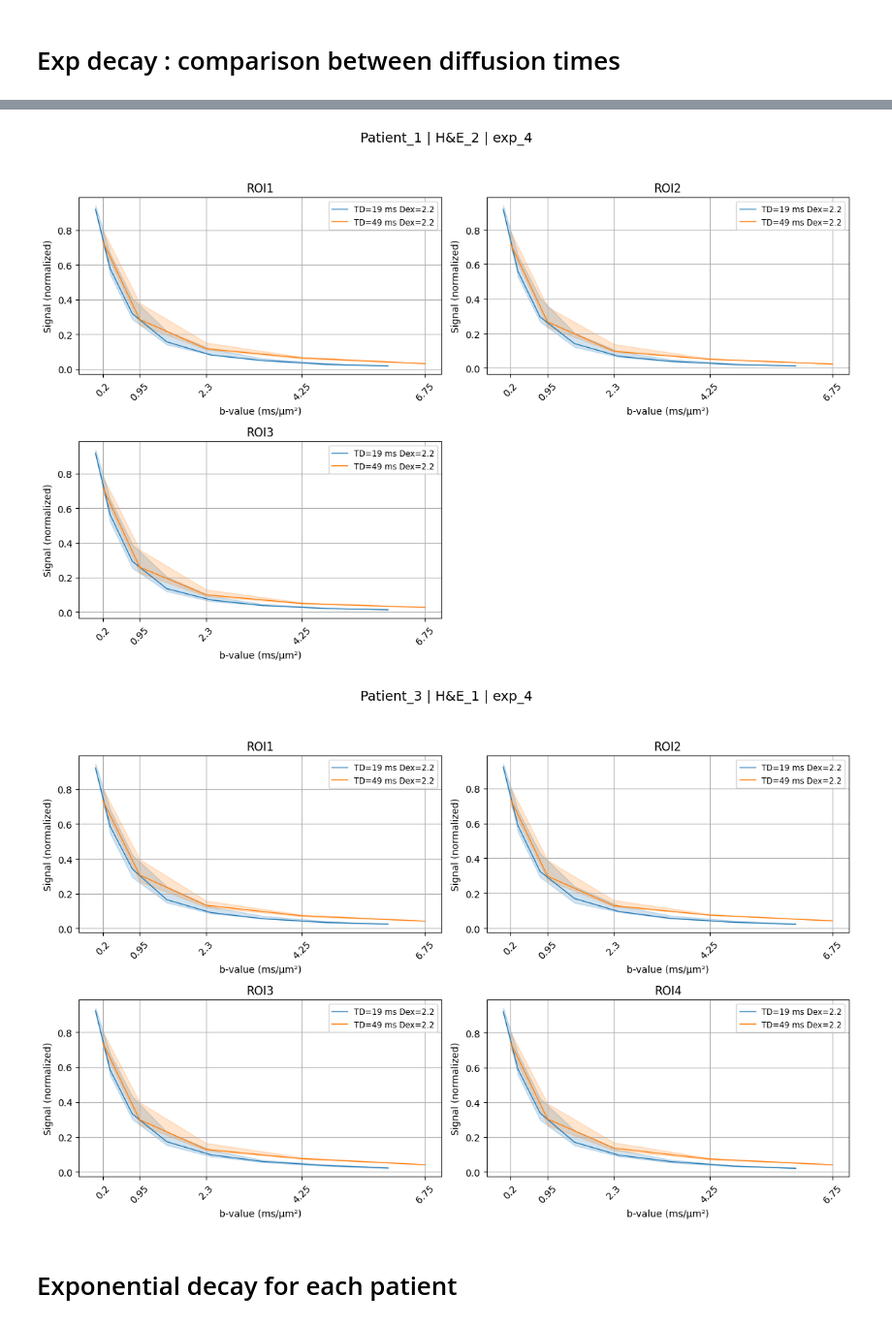
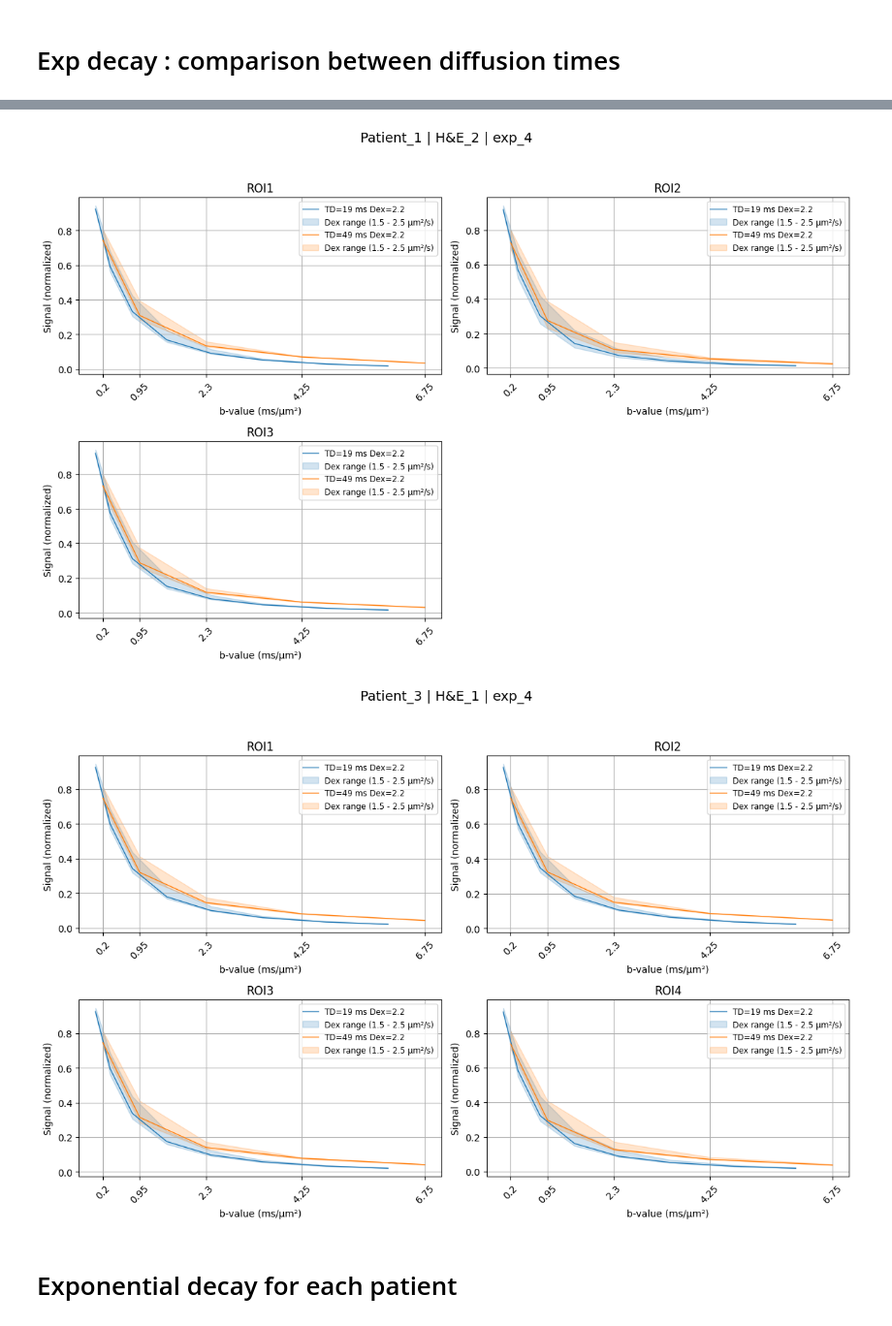
Before and after one commit to bennasar-maelyne/AMBER, a Jupyter notebook: Validation/Average_signal.ipynb, the cells around one changed output, grey strips where cells are left out. Shown at 97% size. Drawn from its saved outputs; the diff is of its cells as text; code cells hidden in the pictures.

```diff
--- a/Validation/Average_signal.ipynb
+++ b/Validation/Average_signal.ipynb
@@ -82,6 +42,7 @@ for pat_id in Patient:
             cell_max_cal=df["Cell: Max caliper"].to_numpy()
             cell_min_cal=df["Cell: Min caliper"].to_numpy()
 
+            # Plot histograms for cell area, max caliper, and min caliper
             '''
             plt.figure(figsize=(15, 4))
 
@@ -89,7 +50,7 @@ for pat_id in Patient:
             plt.hist(cell_area, bins=30, color='skyblue', edgecolor='black')
             plt.title(f"Cell Area patient {pat_id} H&E {he} cell expansion of {coef} µm")
             plt.xlabel("µm²")
-            plt.ylabel("Nombre de cellules")
+            plt.ylabel("Number of cells")
 
             plt.subplot(1, 3, 2)
             plt.hist(cell_max_cal, bins=30, color='lightgreen', edgecolor='black')
@@ -138,7 +99,7 @@ for pat_id in Patient:
     r2D_pat=r2D_pat/den
     r3D_pat=r3D_pat/den
 
-    print(f"---------Statistics Patient {pat_id}---------")
+    print(f"---------Statistics {pat_id}---------")
     print(f"Mean cell area = {cell_area_pat:.2f} µm²")
     print(f"Mean max caliper = {cell_max_cal_pat:.2f} µm")
     print(f"Mean min caliper = {cell_min_cal_pat:.2f} µm")
@@ -597,0 +1109,24 @@ def get_signal_with_uncertainty_shrinkage(f_mean, f_std, rmean_val, rsd_val, Dex
+# %%
+# ── Signal insensitivity to shrinkage k ───────────
+# Chi² profile as a function of k alone (Dex fixed at its optimum)
+
+chi2_map = np.array(result["chi2_map"])
+Dex_grid = np.array(result["Dex_grid"])
+k_grid   = np.array(result["k_grid"])
+j_best   = np.argmin(np.abs(Dex_grid - result["Dex_best"]))  # indice de Dex_best
+
+chi2_k_profile = chi2_map[:, j_best]
+
+fig, ax = plt.subplots(figsize=(7, 4))
+ax.plot(k_grid, chi2_k_profile - chi2_k_profile.min(), color='navy', lw=2)
+ax.axhline(3.84, color='red', ls='--', lw=1.5, label='95% CI threshold (Δχ² = 3.84)')
+ax.fill_between(k_grid, 0, chi2_k_profile - chi2_k_profile.min(),
+                alpha=0.15, color='navy')
+ax.set_xlabel('Shrinkage factor k')
+ax.set_ylabel("Δχ²(k)  [Dex fixed at optimum]")
+ax.set_title('Signal insensitivity to shrinkage\n'
+             'Δχ² < 3.84 across the full k range → k non-identifiable')
+ax.legend()
+ax.grid(True, alpha=0.3)
+plt.tight_layout()
+plt.show()
@@ -1078,7 +2786,7 @@ roi_colors = ['tab:blue', 'tab:orange', 'tab:green', 'tab:red', 'tab:purple', 't
 for pat_id in signal_json.keys():
     for he in signal_json[pat_id].keys():
 
-        # Nouvelle figure unique
+        # New figure for each patient and H&E
         fig, ax = plt.subplots(figsize=(10,6))
         ax.set_title(f"{pat_id} | {he} | {exp_selected}")
         ax.set_xlabel("b-value (ms/µm²)")
@@ -1108,7 +2816,7 @@ for pat_id in signal_json.keys():
                     label=f"{roi_name} Dex={Dex_central} µm²/s")
 
             # Dex
-            ax.fill_between(bvals, signals[Dex_min], signals[Dex_max], color=color, alpha=0.2)
+            ax.fill_between(bvals, signals[Dex_min], signals[Dex_max], color=color, alpha=0.2, label="Dex range (1.5 - 2.5 µm²/s)")
 
         ax.legend(fontsize='small', loc='upper right')
         ax.set_xticks(bvals)
@@ -1134,24 +2842,23 @@ Dex_options = [Dex_min, Dex_central, Dex_max]
 # Colors for TDs within each ROI
 TD_colors = ['tab:blue', 'tab:orange']
 
-# Colors for ROIs (just in case tu veux les harmoniser)
+# Colors for ROIs
 roi_colors = ['tab:green', 'tab:red', 'tab:purple', 'tab:cyan', 'tab:brown']
 
 for pat_id in signal_json.keys():
     for he in signal_json[pat_id].keys():
 
-        # Liste des ROIs pour l'exp sélectionné
+        # ROIs
         roi_names = list(signal_json[pat_id][he][exp_selected].keys())
         n_rois = len(roi_names)
         if n_rois == 0:
             continue
 
-        # Déterminer le nombre de lignes et colonnes pour 2 colonnes
         ncols = 2
         nrows = math.ceil(n_rois / ncols)
 
         fig, axes = plt.subplots(nrows, ncols, figsize=(12, 4*nrows))
-        axes = axes.flatten()  # faciliter l'itération
+        axes = axes.flatten()
 
         for idx, roi_name in enumerate(roi_names):
             ax = axes[idx]
@@ -1194,7 +2901,7 @@ for pat_id in signal_json.keys():
 
                 # Dex envelope
                 if len(signals_min) > 0 and len(signals_max) > 0:
-                    ax.fill_between(bvals, signals_min, signals_max, color=color, alpha=0.2)
+                    ax.fill_between(bvals, signals_min, signals_max, color=color, alpha=0.2, label="Dex range (1.5 - 2.5 µm²/s)")
 
             ax.legend(fontsize='small')
             ax.set_xticks(bvals)
@@ -1211,5 +2918,5 @@ for pat_id in signal_json.keys():
-[figure, old version]
+[figure, new version]
-[figure, old version]
+[figure, new version]
 # %% [markdown]
 # Exponential decay for each patient
 # %%
```
Also changed, not shown: parts of 44 cells of this notebook, 29 other files.
